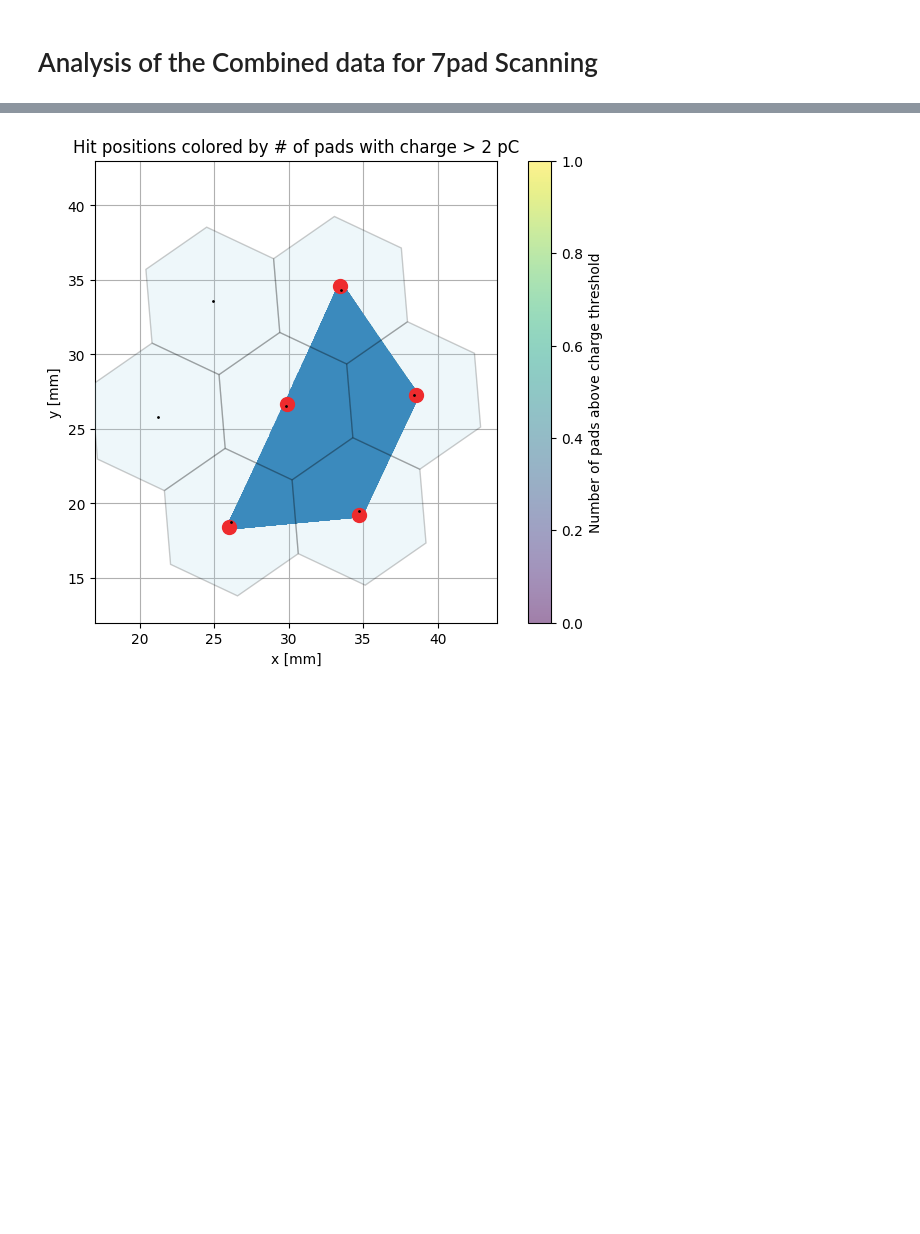
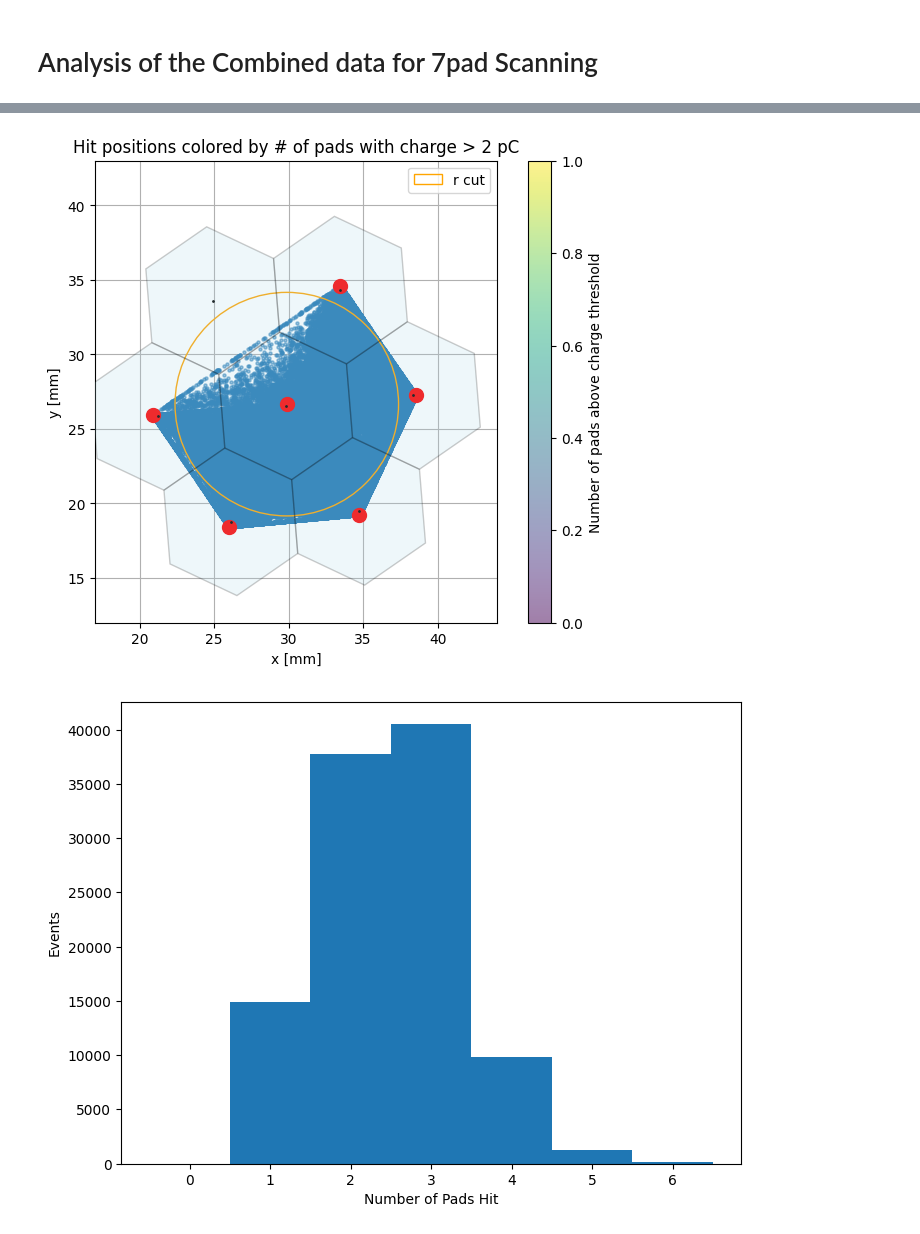
Before and after one commit to akallitss/py_analysis, a Jupyter notebook: combined_run_analysis/Run325-combined-analysis.ipynb, the cells around one changed output, grey strips where cells are left out. Drawn from its saved outputs; the diff is of its cells as text; code cells hidden in the pictures; blank space fills up the shorter version.

Commit message:
merged combined analysis

```diff
--- a/combined_run_analysis/Run325-combined-analysis.ipynb
+++ b/combined_run_analysis/Run325-combined-analysis.ipynb
@@ -31,7 +31,7 @@ class Pad:
 pads = [  # Need to be careful about the pad index, has to match the HexDetector indexing!
     Pad(4, 'C4', 0),
     # Pad(5, 'C2', 1),
-    # Pad(5, 'C4', 2),
+    Pad(5, 'C4', 2),
     Pad(3, 'C2', 3),
     Pad(2, 'C4', 4),
     Pad(2, 'C2', 5),
@@ -75,9 +75,10 @@ for pad in pads:
     else:
         df_combined = df_combined.merge(pad.df.rename(columns=cols_rename), on='SRSNo', how='outer')
 
-# Get nan-ignored average of hitX and hitY
+# Get nan-ignored average of hitX and hitY and eventNo
 df_combined['hitX'] = df_combined[[f'hitX_{pad.pad_index}' for pad in pads]].mean(axis=1)
 df_combined['hitY'] = df_combined[[f'hitY_{pad.pad_index}' for pad in pads]].mean(axis=1)
+df_combined['eventNo'] = df_combined[[f'eventNo_{pad.pad_index}' for pad in pads]].mean(axis=1).astype(int)
 # %%
 # Align hex detector to pad centers
 def chi_square(params, pads, detector):
@@ -151,32 +181,86 @@ detector.plot_detector(global_coords=True, ax_in=ax, pad_alpha=0.4, pad_color='n
 # %%
+df_combined['r_center'] = np.sqrt((df_combined['hitX'] - pads[0].x_center.val)**2 + (df_combined['hitY'] - pads[0].y_center.val)**2)
+r_center_cut = 7.5  # mm, should correspond to centers of surrounding pads
+df_filter = df_combined[df_combined['r_center'] < r_center_cut]
+x_tracks, y_tracks = df_filter['hitX'], df_filter['hitY']
+
 # Assume pads is a list of Pad objects
-weights, x_weighted, y_weighted = [], [], []
+weights, x_weighted, y_weighted, n_hits = [], [], [], []
 
 for pad in pads:
     pad_idx = pad.pad_index
-    weight = df_combined[f'totcharge_{pad_idx}'].fillna(0)
+    weight = df_filter[f'totcharge_{pad_idx}'].fillna(0)
     weights.append(weight)
+    n_hits.append(df_filter[f'totcharge_{pad_idx}'].notna().astype(int))
     x_weighted.append(pad.x_center.val * weight)
     y_weighted.append(pad.y_center.val * weight)
 
 weight_sum = sum(weights)
+n_hits = sum(n_hits)
 x_hits = sum(x_weighted) / weight_sum
 y_hits = sum(y_weighted) / weight_sum
 
 # Now plot
 fig, ax = plt.subplots(figsize=(8, 6))
 scatter = ax.scatter(x_hits, y_hits, cmap='viridis', s=5, zorder=2, alpha=0.5)
+circle = Circle((pads[0].x_center.val, pads[0].y_center.val), r_center_cut, color='orange', fill=False, zorder=3, label='r cut')
+ax.add_patch(circle)
 fig.colorbar(scatter, label='Number of pads above charge threshold')
 ax.set_xlabel('x [mm]')
 ax.set_ylabel('y [mm]')
 ax.set_title(f'Hit positions colored by # of pads with charge > {threshold} pC')
 ax.set_xlim(17, 44)
 ax.set_ylim(12, 43)
 for pad in pads:
-    ax.scatter(pad.x_center.val, pad.y_center.val, s=100, color='red', zorder=3, label=f'Pad {pad.pad_index} Center')
+    ax.scatter(pad.x_center.val, pad.y_center.val, s=100, color='red', zorder=3)
 ax.grid(True)
 # ax.legend()
 ax.set_aspect('equal')
 detector.plot_detector(global_coords=True, ax_in=ax, pad_alpha=0.2)
+ax.legend()
+
+# Plot n_hits histogram
+fig_nhits, ax_nhits = plt.subplots(figsize=(8, 6))
+ax_nhits.hist(n_hits, bins=np.arange(0 - 0.5, np.max(n_hits) + 2 - 0.5, 1))
+ax_nhits.set_xlabel('Number of Pads Hit')
+ax_nhits.set_ylabel('Events')
+
+# Get residuals
+x_resids = np.array(x_hits) - np.array(x_tracks)
+y_resids = np.array(y_hits) - np.array(y_tracks)
+
+fig_resids, ax_resids = plt.subplots(ncols=2, figsize=(10, 6))
+ax_resids[0].hist(x_resids, bins=100)
+ax_resids[1].hist(y_resids, bins=100)
+ax_resids[0].set_xlabel('x residual [mm]')
+ax_resids[1].set_xlabel('y residual [mm]')
+
+fig_resids_nhits, ax_resids_nhits = plt.subplots(ncols=2, figsize=(10, 6))
+binning = np.linspace(-10, 10, 100)
+bin_centers = (binning[1:] + binning[:-1]) / 2
+n_hits_plt, res_x_plt, res_y_plt = [], [], []
+for n_hit_i in range(1, max(n_hits) + 1):
+    x_hist_i, _, _ = ax_resids_nhits[0].hist(x_resids[n_hits == n_hit_i], bins=binning, label=f'Hit {n_hit_i}', alpha=0.3)
+    y_hist_i, _, _ = ax_resids_nhits[1].hist(y_resids[n_hits == n_hit_i], bins=binning, label=f'Hit {n_hit_i}', alpha=0.3)
+    popt_x, pcov_x = cf(gaus, bin_centers, x_hist_i, p0=[np.max(x_hist_i), np.mean(x_resids[n_hits == n_hit_i]), np.std(x_resids[n_hits == n_hit_i])])
+    pmeas_x = [Measure(val, err) for val, err in zip(popt_x, np.sqrt(np.diag(pcov_x)))]
+    popt_y, pcov_y = cf(gaus, bin_centers, y_hist_i, p0=[np.max(y_hist_i), np.mean(y_resids[n_hits == n_hit_i]), np.std(y_resids[n_hits == n_hit_i])])
+    pmeas_y = [Measure(val, err) for val, err in zip(popt_y, np.sqrt(np.diag(pcov_y)))]
+    n_hits_plt.append(n_hit_i)
+    res_x_plt.append(abs(pmeas_x[2]))
+    res_y_plt.append(abs(pmeas_y[2]))
+
+ax_resids_nhits[0].legend()
+ax_resids_nhits[0].set_xlabel('x residual [mm]')
+ax_resids_nhits[1].set_xlabel('y residual [mm]')
+
+fig_resolutions, ax_resolutions = plt.subplots(figsize=(10, 6))
+ax_resolutions.errorbar(n_hits_plt, [x.val for x in res_x_plt], yerr=[x.err for x in res_x_plt], label='X Resolution', ls='none', marker='o')
+ax_resolutions.errorbar(n_hits_plt, [y.val for y in res_y_plt], yerr=[y.err for y in res_y_plt], label='Y Resolution', ls='none', marker='o')
+ax_resolutions.legend()
+ax_resolutions.set_ylabel('Resolution [mm]')
+ax_resolutions.set_xlabel('Number of Pads Hit')
+ax_resolutions.grid(zorder=0)
 # %% [output]
-[figure, old version]
+[figure, new version]
+[figure, added]
```
Also changed, not shown: parts of 10 cells of this notebook, 10 other files.
